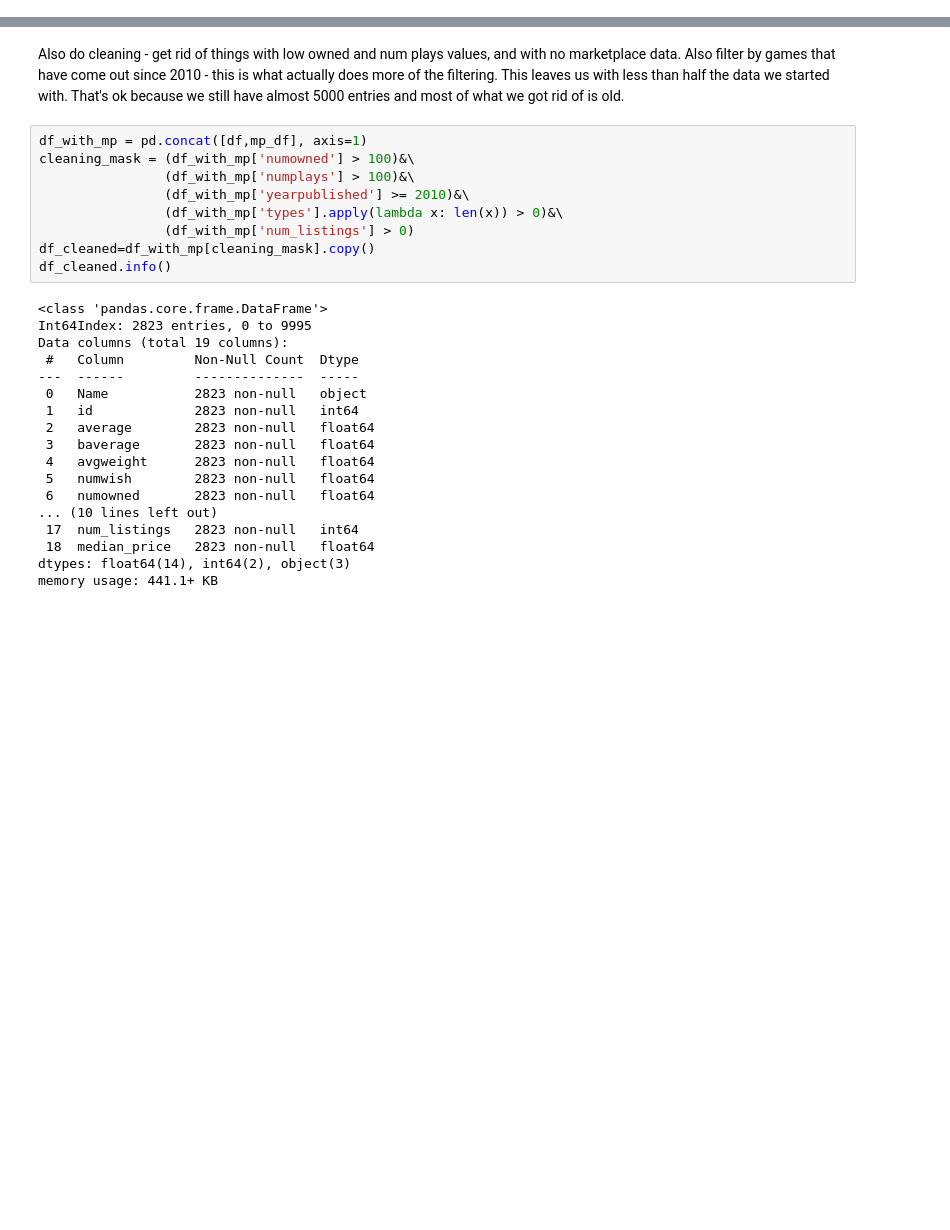
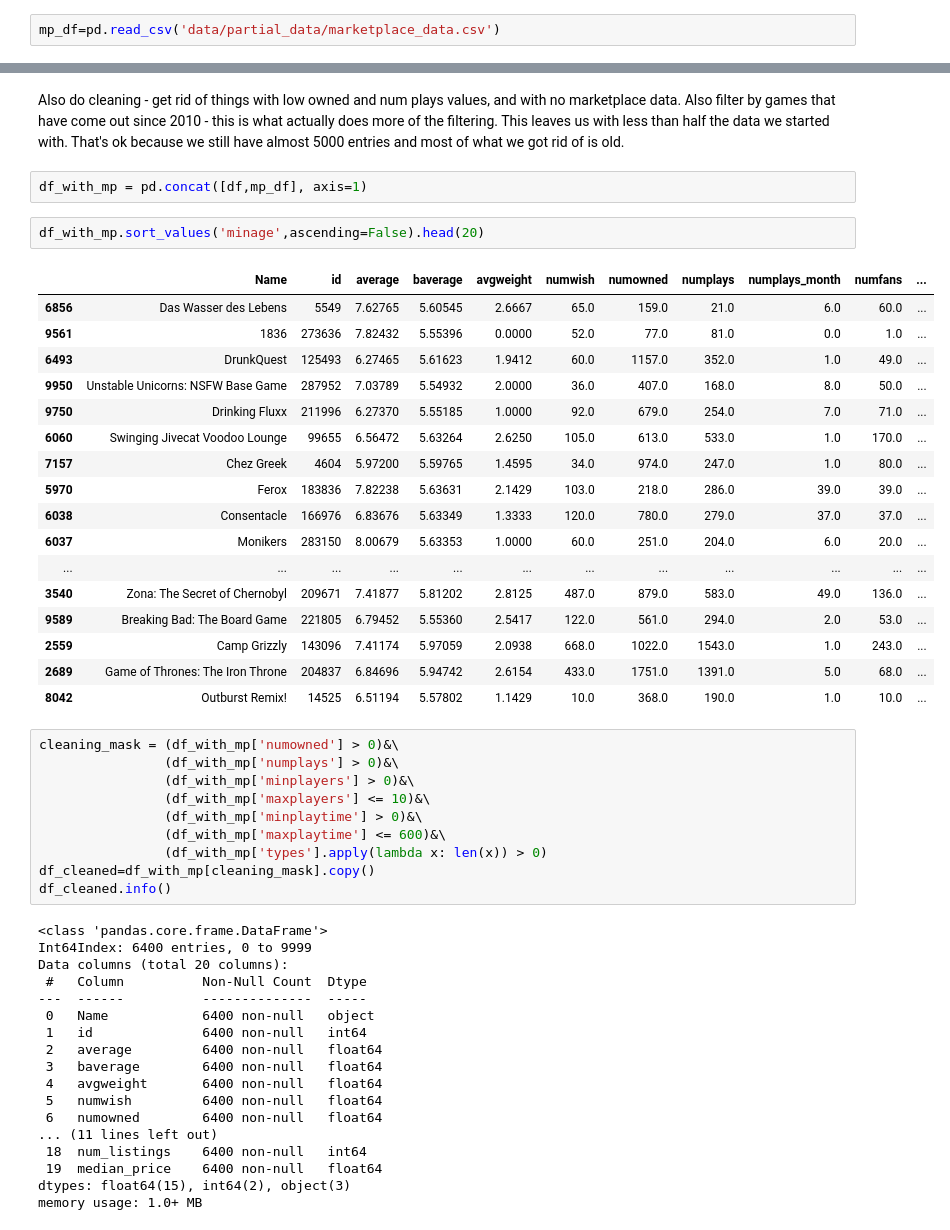
Before and after one commit to nathaniel-speiser/Boardgame-regression, a Jupyter notebook: merging_cleaning.ipynb, the cells around one changed output, grey strips where cells are left out. Cells and saved outputs as stored; diff of their text form; blank space fills up the shorter version.

```diff
--- a/merging_cleaning.ipynb
+++ b/merging_cleaning.ipynb
@@ -130,34 +105,59 @@ Save as a DataFrame and convert to csv
 # %%
 mp_df = pd.DataFrame(marketplace_list, columns = ['num_listings','median_price'])
 mp_df.to_csv('data/partial_data/marketplace_data.csv', index=False)
+# %%
+mp_df=pd.read_csv('data/partial_data/marketplace_data.csv')
 # %% [markdown]
 ## Combine marketplace data and other stats into 1 df
 # %% [markdown]
 Also do cleaning - get rid of things with low owned and num plays values, and with no marketplace data. Also filter by games that have come out since 2010 - this is what actually does more of the filtering. This leaves us with less than half the data we started with. That's ok because we still have almost 5000 entries and most of what we got rid of is old.
+# %%
+df_with_mp = pd.concat([df,mp_df], axis=1)
+# %%
+df_with_mp.sort_values('minage',ascending=False).head(20)
+# %% [output]
+|  | Name | id | average | baverage | avgweight | numwish | numowned | numplays | numplays_month | numfans | ... |
+| 6856 | Das Wasser des Lebens | 5549 | 7.62765 | 5.60545 | 2.6667 | 65.0 | 159.0 | 21.0 | 6.0 | 60.0 | ... |
+| 9561 | 1836 | 273636 | 7.82432 | 5.55396 | 0.0000 | 52.0 | 77.0 | 81.0 | 0.0 | 1.0 | ... |
+| 6493 | DrunkQuest | 125493 | 6.27465 | 5.61623 | 1.9412 | 60.0 | 1157.0 | 352.0 | 1.0 | 49.0 | ... |
+| 9950 | Unstable Unicorns: NSFW Base Game | 287952 | 7.03789 | 5.54932 | 2.0000 | 36.0 | 407.0 | 168.0 | 8.0 | 50.0 | ... |
+| 9750 | Drinking Fluxx | 211996 | 6.27370 | 5.55185 | 1.0000 | 92.0 | 679.0 | 254.0 | 7.0 | 71.0 | ... |
+| 6060 | Swinging Jivecat Voodoo Lounge | 99655 | 6.56472 | 5.63264 | 2.6250 | 105.0 | 613.0 | 533.0 | 1.0 | 170.0 | ... |
+| 7157 | Chez Greek | 4604 | 5.97200 | 5.59765 | 1.4595 | 34.0 | 974.0 | 247.0 | 1.0 | 80.0 | ... |
+| 5970 | Ferox | 183836 | 7.82238 | 5.63631 | 2.1429 | 103.0 | 218.0 | 286.0 | 39.0 | 39.0 | ... |
+| 6038 | Consentacle | 166976 | 6.83676 | 5.63349 | 1.3333 | 120.0 | 780.0 | 279.0 | 37.0 | 37.0 | ... |
+| 6037 | Monikers | 283150 | 8.00679 | 5.63353 | 1.0000 | 60.0 | 251.0 | 204.0 | 6.0 | 20.0 | ... |
+| ... | ... | ... | ... | ... | ... | ... | ... | ... | ... | ... | ... |
+| 3540 | Zona: The Secret of Chernobyl | 209671 | 7.41877 | 5.81202 | 2.8125 | 487.0 | 879.0 | 583.0 | 49.0 | 136.0 | ... |
+| 9589 | Breaking Bad: The Board Game | 221805 | 6.79452 | 5.55360 | 2.5417 | 122.0 | 561.0 | 294.0 | 2.0 | 53.0 | ... |
+| 2559 | Camp Grizzly | 143096 | 7.41174 | 5.97059 | 2.0938 | 668.0 | 1022.0 | 1543.0 | 1.0 | 243.0 | ... |
+| 2689 | Game of Thrones: The Iron Throne | 204837 | 6.84696 | 5.94742 | 2.6154 | 433.0 | 1751.0 | 1391.0 | 5.0 | 68.0 | ... |
+| 8042 | Outburst Remix! | 14525 | 6.51194 | 5.57802 | 1.1429 | 10.0 | 368.0 | 190.0 | 1.0 | 10.0 | ... |
 # %%
-df_with_mp = pd.concat([df,mp_df], axis=1)
-cleaning_mask = (df_with_mp['numowned'] > 100)&\
-                (df_with_mp['numplays'] > 100)&\
-                (df_with_mp['yearpublished'] >= 2010)&\
-                (df_with_mp['types'].apply(lambda x: len(x)) > 0)&\
-                (df_with_mp['num_listings'] > 0)
+cleaning_mask = (df_with_mp['numowned'] > 0)&\
+                (df_with_mp['numplays'] > 0)&\
+                (df_with_mp['minplayers'] > 0)&\
+                (df_with_mp['maxplayers'] <= 10)&\
+                (df_with_mp['minplaytime'] > 0)&\
+                (df_with_mp['maxplaytime'] <= 600)&\
+                (df_with_mp['types'].apply(lambda x: len(x)) > 0)
 df_cleaned=df_with_mp[cleaning_mask].copy()
 df_cleaned.info()
 # %% [output]
 <class 'pandas.core.frame.DataFrame'>
-Int64Index: 2823 entries, 0 to 9995
-Data columns (total 19 columns):
- #   Column         Non-Null Count  Dtype
----  ------         --------------  -----
- 0   Name           2823 non-null   object
- 1   id             2823 non-null   int64
- 2   average        2823 non-null   float64
- 3   baverage       2823 non-null   float64
- 4   avgweight      2823 non-null   float64
- 5   numwish        2823 non-null   float64
- 6   numowned       2823 non-null   float64
-... (10 lines left out)
- 17  num_listings   2823 non-null   int64
- 18  median_price   2823 non-null   float64
-dtypes: float64(14), int64(2), object(3)
-memory usage: 441.1+ KB
+Int64Index: 6400 entries, 0 to 9999
+Data columns (total 20 columns):
+ #   Column          Non-Null Count  Dtype
+---  ------          --------------  -----
+ 0   Name            6400 non-null   object
+ 1   id              6400 non-null   int64
+ 2   average         6400 non-null   float64
+ 3   baverage        6400 non-null   float64
+ 4   avgweight       6400 non-null   float64
+ 5   numwish         6400 non-null   float64
+ 6   numowned        6400 non-null   float64
+... (11 lines left out)
+ 18  num_listings    6400 non-null   int64
+ 19  median_price    6400 non-null   float64
+dtypes: float64(15), int64(2), object(3)
+memory usage: 1.0+ MB
```
Also changed, not shown: parts of 24 cells of this notebook, 9 other files.
